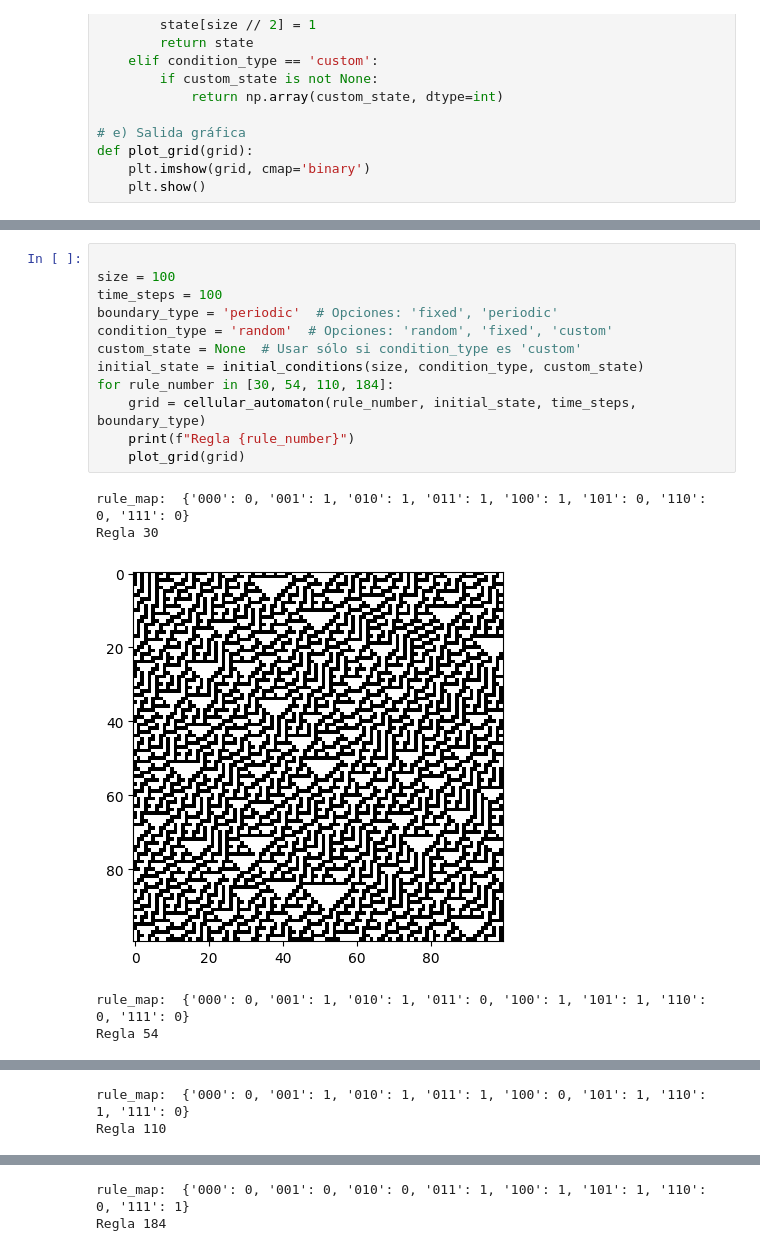
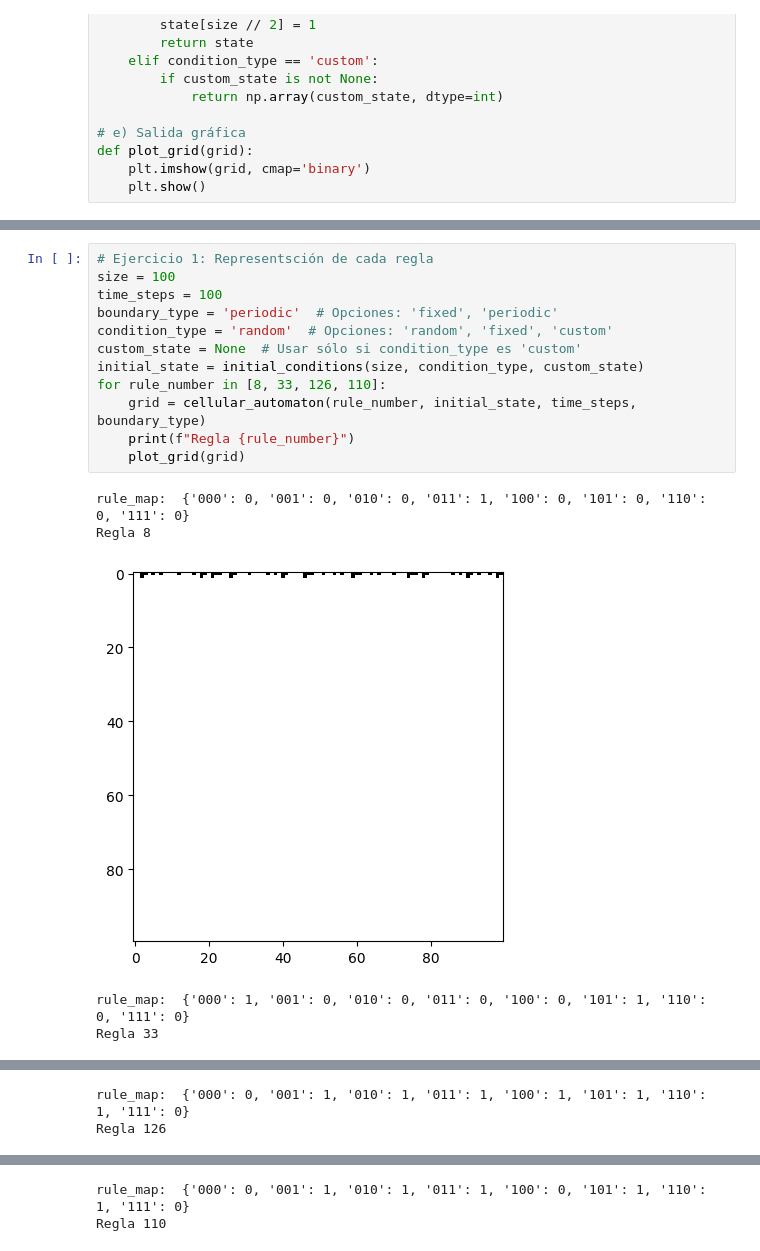
Before and after one commit to alexxriv/mba, a Jupyter notebook: practica01.ipynb, the cells around one changed output, grey strips where cells are left out. Drawn from its saved outputs; the diff is of its cells as text.

Commit message:
incisio 1 ejercicios

```diff
--- a/practica01.ipynb
+++ b/practica01.ipynb
@@ -65,20 +66,20 @@ plot_grid(grid)
 rule_map:  {'000': 0, '001': 0, '010': 0, '011': 0, '100': 0, '101': 0, '110': 0, '111': 0}
 [figure]
 # %%
-
+# Ejercicio 1: Representsción de cada regla
 size = 100
 time_steps = 100
 boundary_type = 'periodic'  # Opciones: 'fixed', 'periodic'
 condition_type = 'random'  # Opciones: 'random', 'fixed', 'custom'
 custom_state = None  # Usar sólo si condition_type es 'custom'
 initial_state = initial_conditions(size, condition_type, custom_state)
-for rule_number in [30, 54, 110, 184]:
+for rule_number in [8, 33, 126, 110]:
     grid = cellular_automaton(rule_number, initial_state, time_steps, boundary_type)
     print(f"Regla {rule_number}")
     plot_grid(grid)
 # %% [output]
-rule_map:  {'000': 0, '001': 1, '010': 1, '011': 1, '100': 1, '101': 0, '110': 0, '111': 0}
-Regla 30
+rule_map:  {'000': 0, '001': 0, '010': 0, '011': 1, '100': 0, '101': 0, '110': 0, '111': 0}
+Regla 8
-[figure, old version]
+[figure, new version]
-rule_map:  {'000': 0, '001': 1, '010': 1, '011': 0, '100': 1, '101': 1, '110': 0, '111': 0}
-Regla 54
+rule_map:  {'000': 1, '001': 0, '010': 0, '011': 0, '100': 0, '101': 1, '110': 0, '111': 0}
+Regla 33
@@ -86,2 +87,2 @@ Regla 54
-rule_map:  {'000': 0, '001': 1, '010': 1, '011': 1, '100': 0, '101': 1, '110': 1, '111': 0}
-Regla 110
+rule_map:  {'000': 0, '001': 1, '010': 1, '011': 1, '100': 1, '101': 1, '110': 1, '111': 0}
+Regla 126
@@ -89,2 +90,2 @@ Regla 110
-rule_map:  {'000': 0, '001': 0, '010': 0, '011': 1, '100': 1, '101': 1, '110': 0, '111': 1}
-Regla 184
+rule_map:  {'000': 0, '001': 1, '010': 1, '011': 1, '100': 0, '101': 1, '110': 1, '111': 0}
+Regla 110
```
Also changed, not shown: parts of 5 cells of this notebook.
